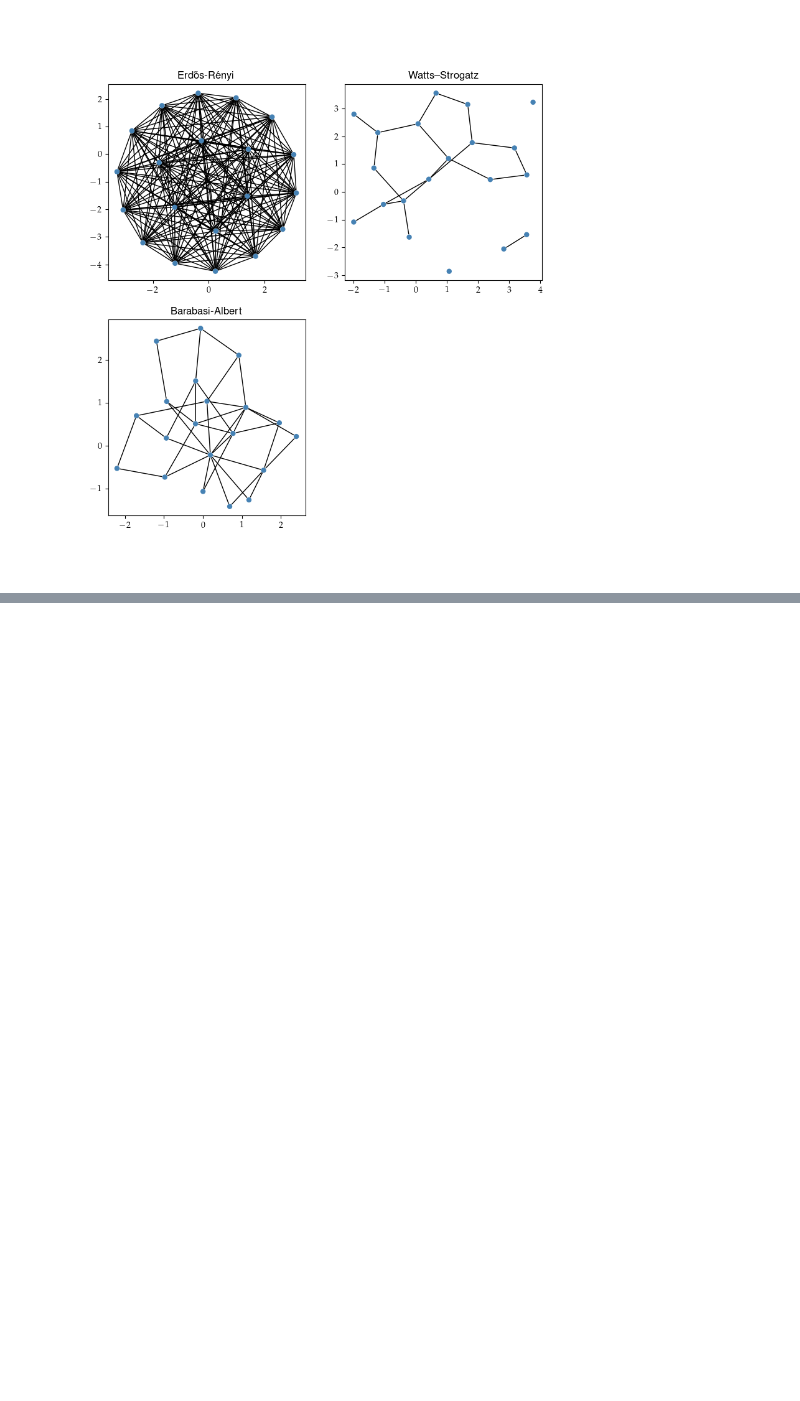
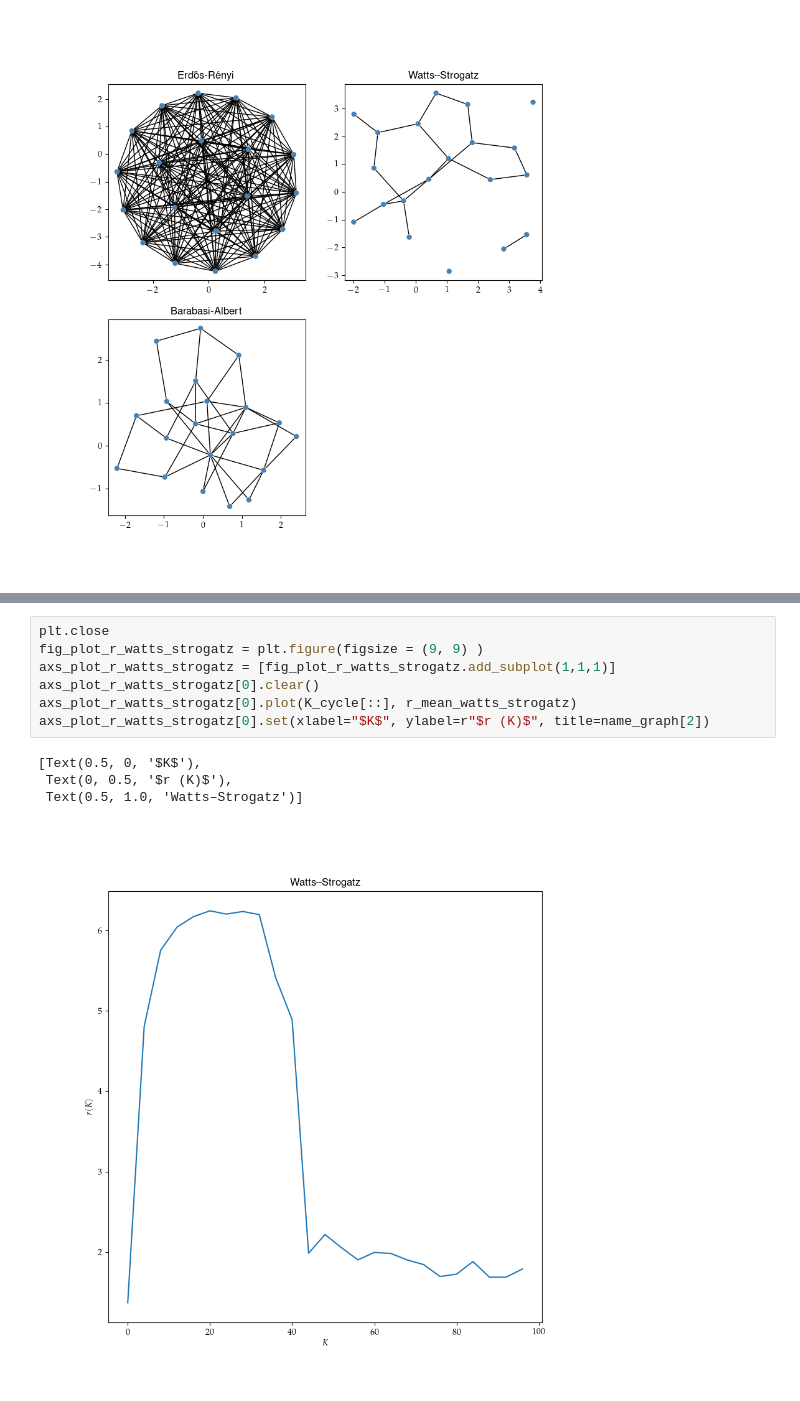
Before and after one commit to rodvals/BSc_thesis, a Jupyter notebook: Kuramoto_on_Graphs.ipynb, the cells around one changed output, grey strips where cells are left out. Drawn from its saved outputs; the diff is of its cells as text; blank space fills up the shorter version.

```diff
--- a/Kuramoto_on_Graphs.ipynb
+++ b/Kuramoto_on_Graphs.ipynb
@@ -259,0 +312,12 @@ axs_plot_r[0].set(xlabel="$K$", ylabel=r"$r (K)$", title=name_graph[1])
+# %%
+plt.close
+fig_plot_r_watts_strogatz = plt.figure(figsize = (9, 9) )
+axs_plot_r_watts_strogatz = [fig_plot_r_watts_strogatz.add_subplot(1,1,1)]
+axs_plot_r_watts_strogatz[0].clear()
+axs_plot_r_watts_strogatz[0].plot(K_cycle[::], r_mean_watts_strogatz)
+axs_plot_r_watts_strogatz[0].set(xlabel="$K$", ylabel=r"$r (K)$", title=name_graph[2])
+# %% [output]
+[Text(0.5, 0, '$K$'),
+ Text(0, 0.5, '$r (K)$'),
+ Text(0.5, 1.0, 'Watts–Strogatz')]
+[figure, added]
```
Also changed, not shown: parts of 12 cells of this notebook.
